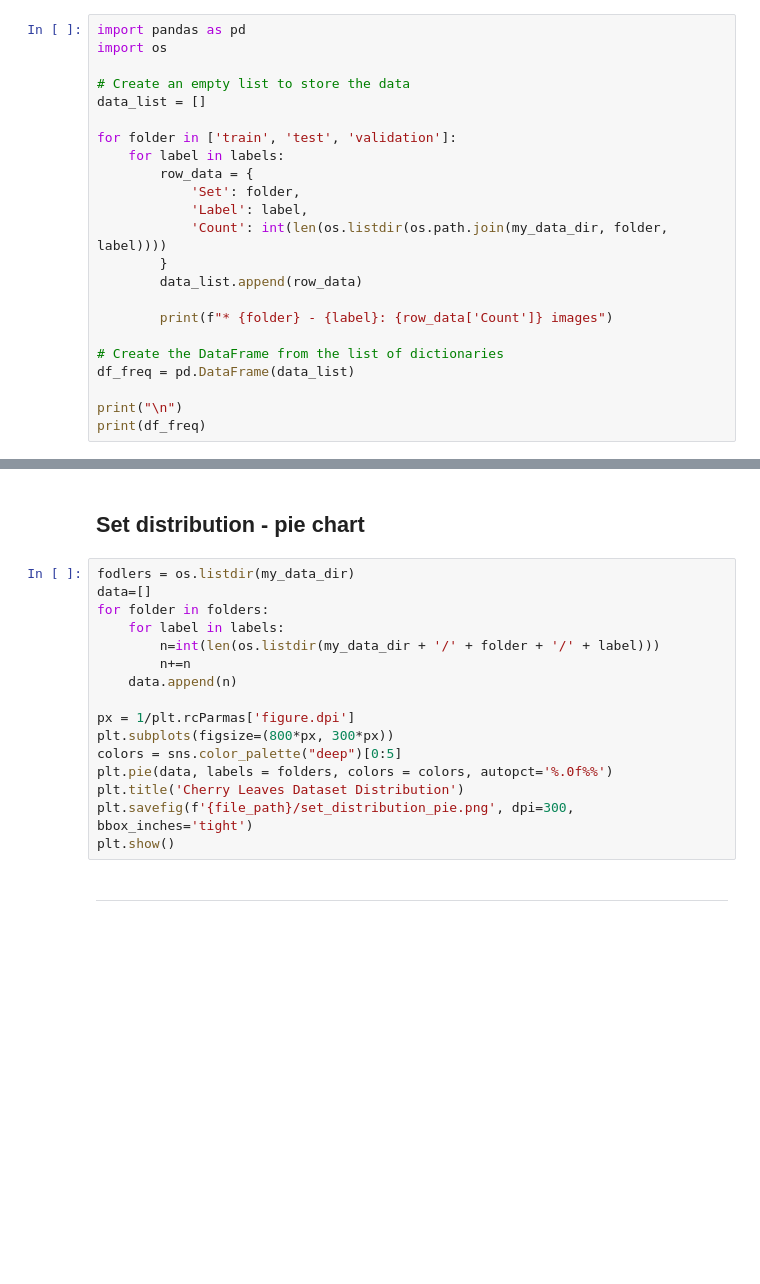
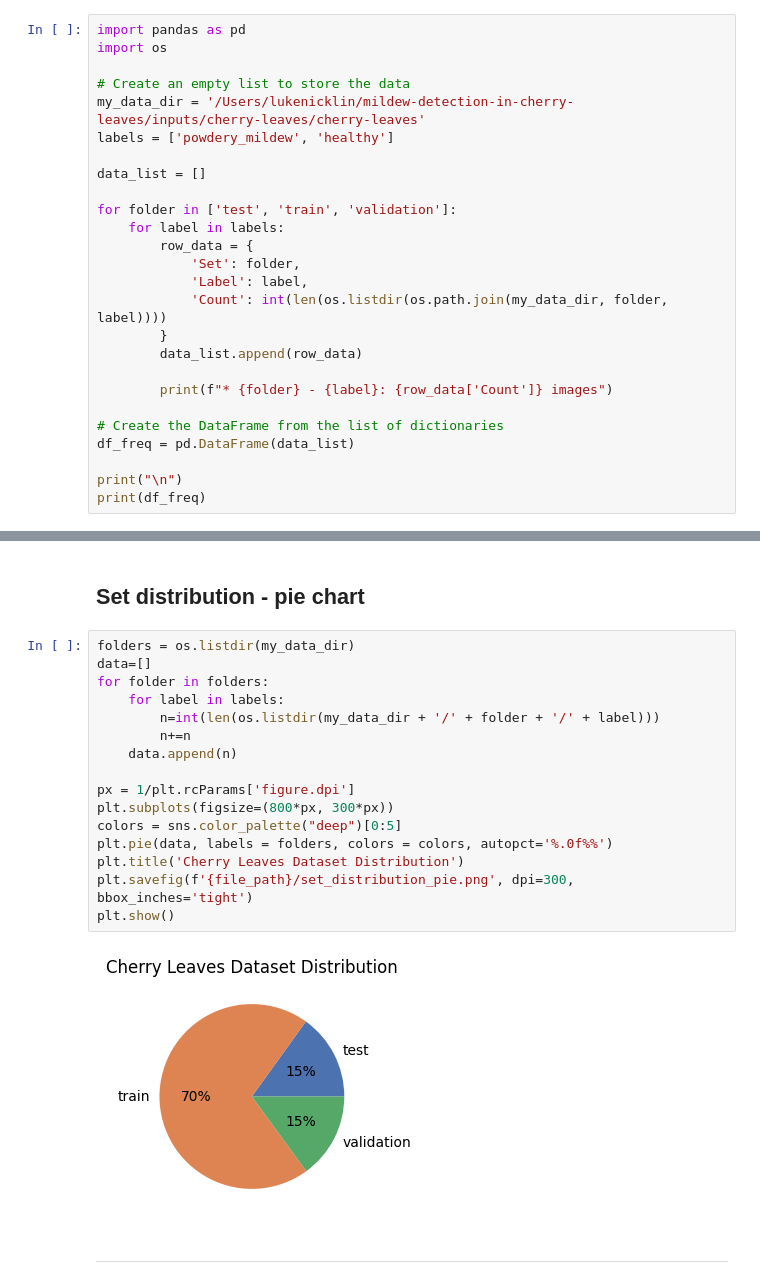
Before and after one commit to Luke-Nicklin/mildew-detection-in-cherry-leaves, a Jupyter notebook: jupyter_notebooks/ModellingEvaluating.ipynb, the cells around one changed output, grey strips where cells are left out. Cells and saved outputs as stored; diff of their text form; blank space fills up the shorter version.

Commit message:
Fix incorrect code for label distribution and set distribution

```diff
--- a/jupyter_notebooks/ModellingEvaluating.ipynb
+++ b/jupyter_notebooks/ModellingEvaluating.ipynb
@@ -96,9 +96,12 @@ import pandas as pd
 import os
 
 # Create an empty list to store the data
+my_data_dir = '/Users/lukenicklin/mildew-detection-in-cherry-leaves/inputs/cherry-leaves/cherry-leaves'
+labels = ['powdery_mildew', 'healthy']
+
 data_list = []
 
-for folder in ['train', 'test', 'validation']:
+for folder in ['test', 'train', 'validation']:
     for label in labels:
         row_data = {
             'Set': folder,
@@ -150,21 +159,23 @@ fig.write_image(f'{file_path}/label_distribution_bar.png')
 # %% [markdown]
 ## Set distribution - pie chart
 # %%
-fodlers = os.listdir(my_data_dir)
+folders = os.listdir(my_data_dir)
 data=[]
 for folder in folders:
     for label in labels:
         n=int(len(os.listdir(my_data_dir + '/' + folder + '/' + label)))
         n+=n
     data.append(n)
 
-px = 1/plt.rcParmas['figure.dpi']
+px = 1/plt.rcParams['figure.dpi']
 plt.subplots(figsize=(800*px, 300*px))
 colors = sns.color_palette("deep")[0:5]
 plt.pie(data, labels = folders, colors = colors, autopct='%.0f%%')
 plt.title('Cherry Leaves Dataset Distribution')
 plt.savefig(f'{file_path}/set_distribution_pie.png', dpi=300, bbox_inches='tight')
 plt.show()
+# %% [output]
+[figure, added]
 # %% [markdown]
 ---
 # %% [markdown]
```
Also changed, not shown: parts of 9 cells of this notebook, 3 other files.
